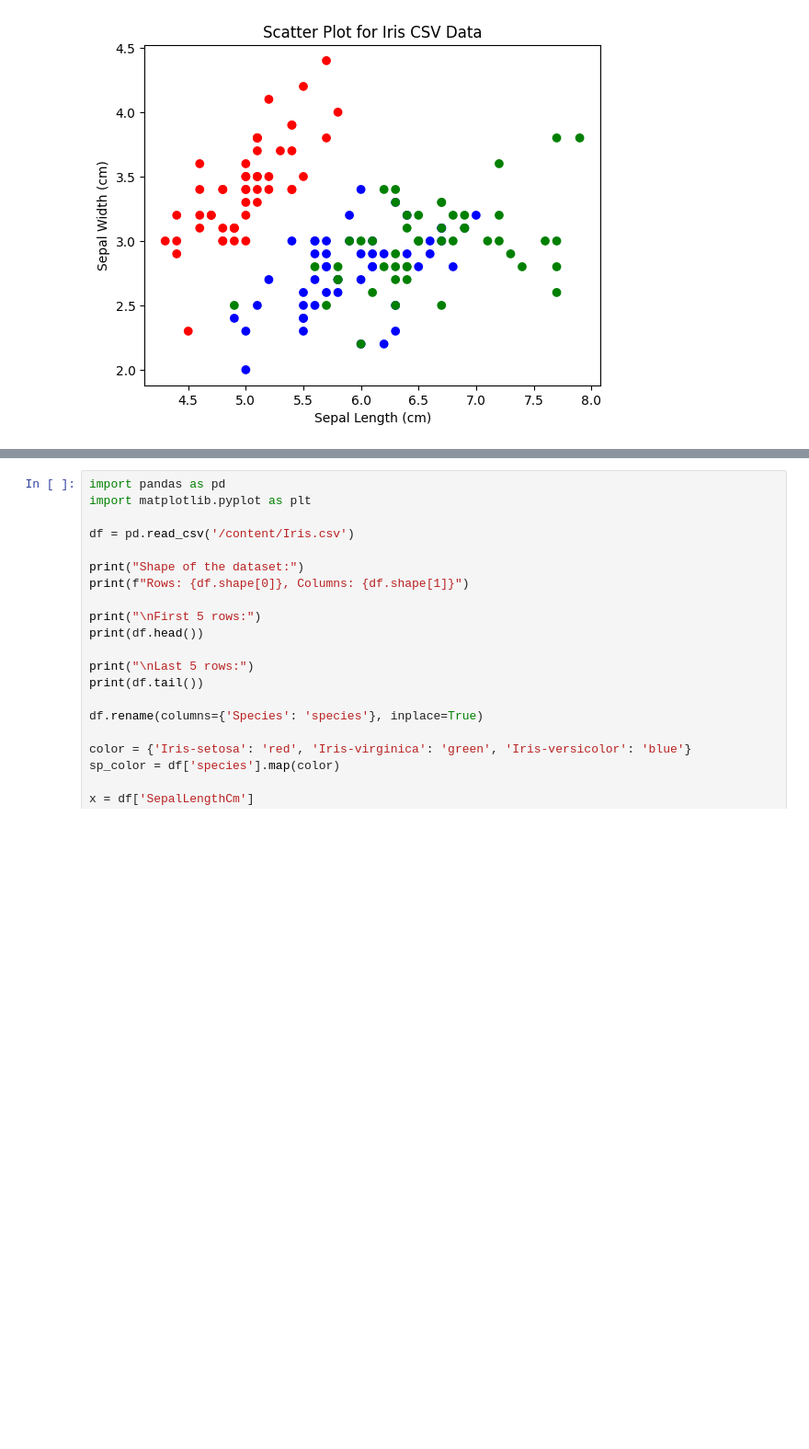
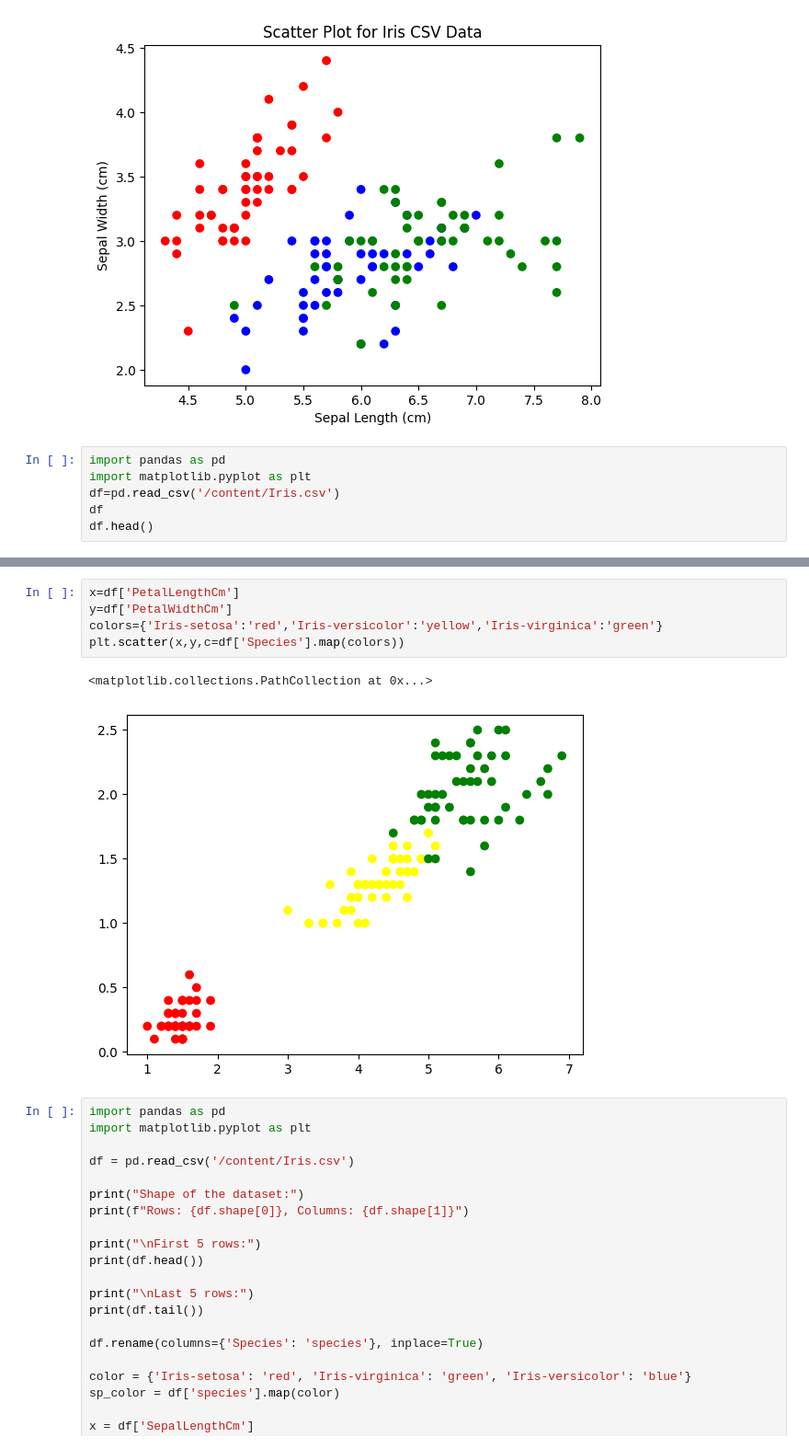
Before and after one commit to Adityavb121/23cs503, a Jupyter notebook: AIML_Lab_Exercise.ipynb, the cells around one changed output, grey strips where cells are left out. Shown at 92% size. Drawn from its saved outputs; the diff is of its cells as text; blank space fills up the shorter version.

```diff
--- a/AIML_Lab_Exercise.ipynb
+++ b/AIML_Lab_Exercise.ipynb
@@ -2295,3 +2291,9 @@ plt.show()
 Shape of the dataset:
 Rows: 150, Columns: 6
 [figure]
+# %%
+import pandas as pd
+import matplotlib.pyplot as plt
+df=pd.read_csv('/content/Iris.csv')
+df
+df.head()
@@ -2298,3 +2307,11 @@ Rows: 150, Columns: 6
+# %%
+x=df['PetalLengthCm']
+y=df['PetalWidthCm']
+colors={'Iris-setosa':'red','Iris-versicolor':'yellow','Iris-virginica':'green'}
+plt.scatter(x,y,c=df['Species'].map(colors))
+# %% [output]
+<matplotlib.collections.PathCollection at 0x...>
+[figure, added]
 # %%
 import pandas as pd
 import matplotlib.pyplot as plt
```
Also changed, not shown: parts of 3 cells of this notebook.
